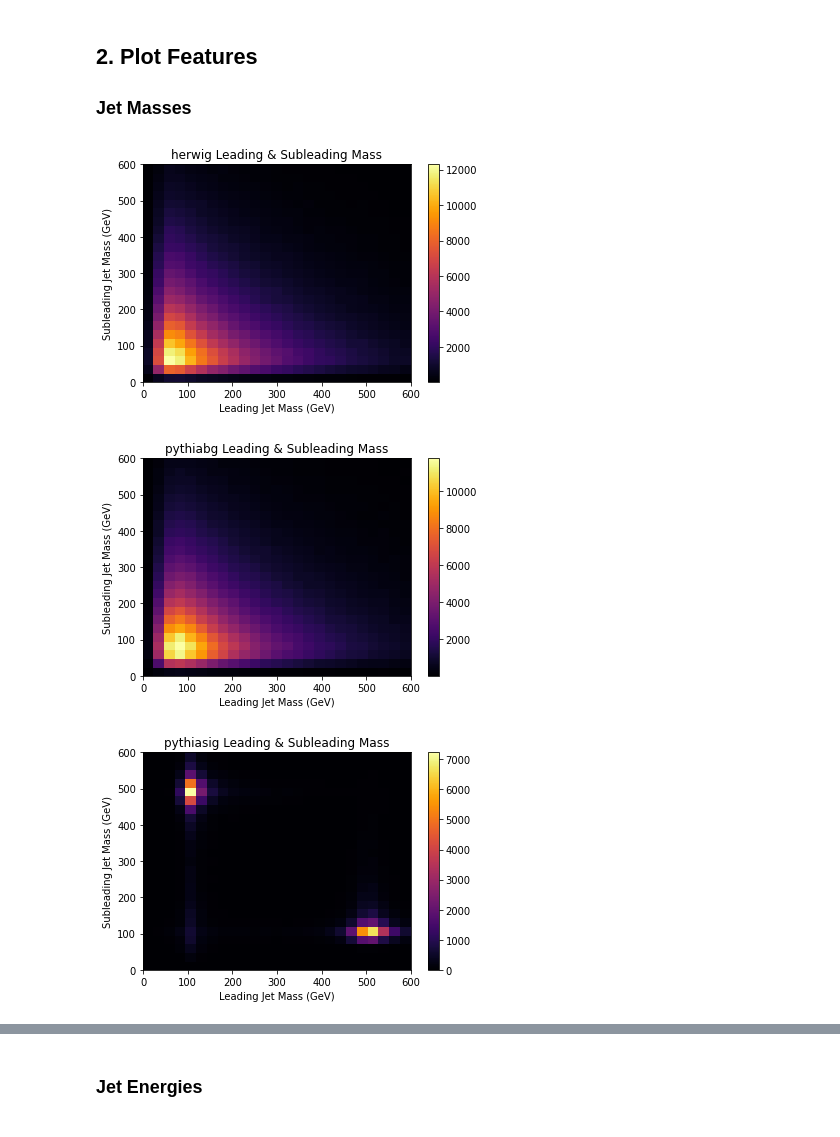
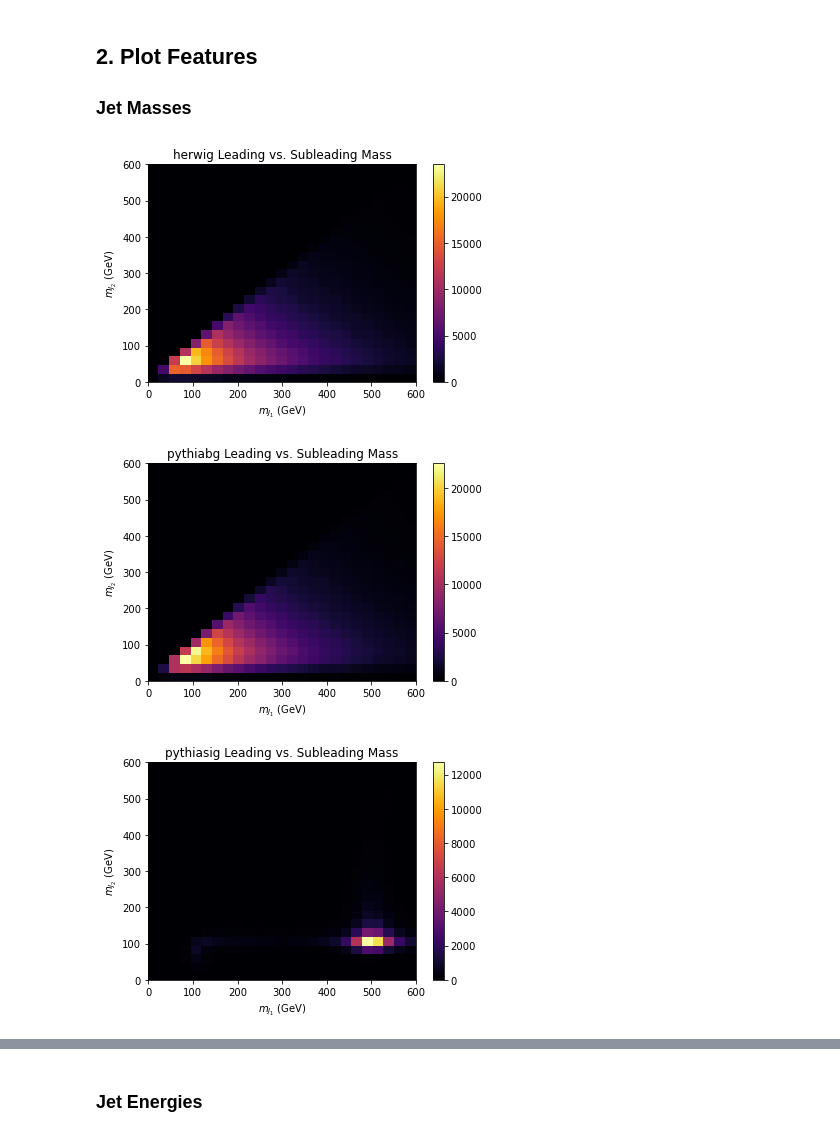
Before and after one commit to VinceLing0529/Anomaly-Detection, a Jupyter notebook: Feature Study for GAN.ipynb, the cells around one changed output, grey strips where cells are left out. Saved outputs shown, nothing was run; the diff lists cells and outputs as text; code cells hidden in the pictures.

```diff
--- a/Feature Study for GAN.ipynb
+++ b/Feature Study for GAN.ipynb
@@ -86,0 +15,12 @@ df["pythiasig"]
+# %%
+filenames = {
+    "herwig": "GAN-data\events_anomalydetection_DelphesHerwig_qcd_features.h5",
+    "pythiabg": "GAN-data\events_anomalydetection_DelphesPythia8_v2_qcd_features.h5",
+    "pythiasig": "GAN-data\events_anomalydetection_DelphesPythia8_v2_Wprime_features.h5"
+}
+
+datatypes = ["herwig", "pythiabg", "pythiasig"]
+
+features = ["px", "py", "pz", "m", "tau1", "tau2", "tau3"]
+
+df = {}
@@ -86,0 +29,18 @@ df["pythiasig"]
+# %%
+def load_data(datatype):
+    input_frame = pd.read_hdf(filenames[datatype])
+    output_frame = input_frame.copy()
+    for feature in features:
+        output_frame[feature + "j1"] = (input_frame["mj1"] >= input_frame["mj2"])*input_frame[feature + "j1"] + (input_frame["mj1"] < input_frame["mj2"])*input_frame[feature + "j2"]
+        output_frame[feature + "j2"] = (input_frame["mj1"] >= input_frame["mj2"])*input_frame[feature + "j2"] + (input_frame["mj1"] < input_frame["mj2"])*input_frame[feature + "j1"]
+    del input_frame
+    gc.collect()
+    return output_frame
+# %%
+for datatype in tqdm(datatypes):
+    df[datatype] = load_data(datatype)
+# %%
+for datatype in datatypes:
+    print(datatype+":")
+    print(df[datatype].info(memory_usage=True))
+    print()
@@ -89,13 +67,13 @@ df["pythiasig"]
 ### Jet Masses
 # %%
 for datatype in datatypes:
-    plt.title(datatype + " Leading & Subleading Mass")
-    plt.ylabel("Subleading Jet Mass (GeV)")
-    plt.xlabel("Leading Jet Mass (GeV)")
+    plt.title(datatype + " Leading vs. Subleading Mass")
+    plt.ylabel("$m_{J_2}$ (GeV)")
+    plt.xlabel("$m_{J_1}$ (GeV)")
     plt.hist2d(df[datatype]["mj1"], df[datatype]["mj2"], bins = 25, range = [[0,600],[0,600]], cmap = 'inferno')
     plt.colorbar()
     plt.show()
 # %% [output]
-[figure, old version]
+[figure, new version]
-[figure, old version]
+[figure, new version]
-[figure, old version]
+[figure, new version]
```
Also changed, not shown: parts of 21 cells of this notebook, 23 other files.
